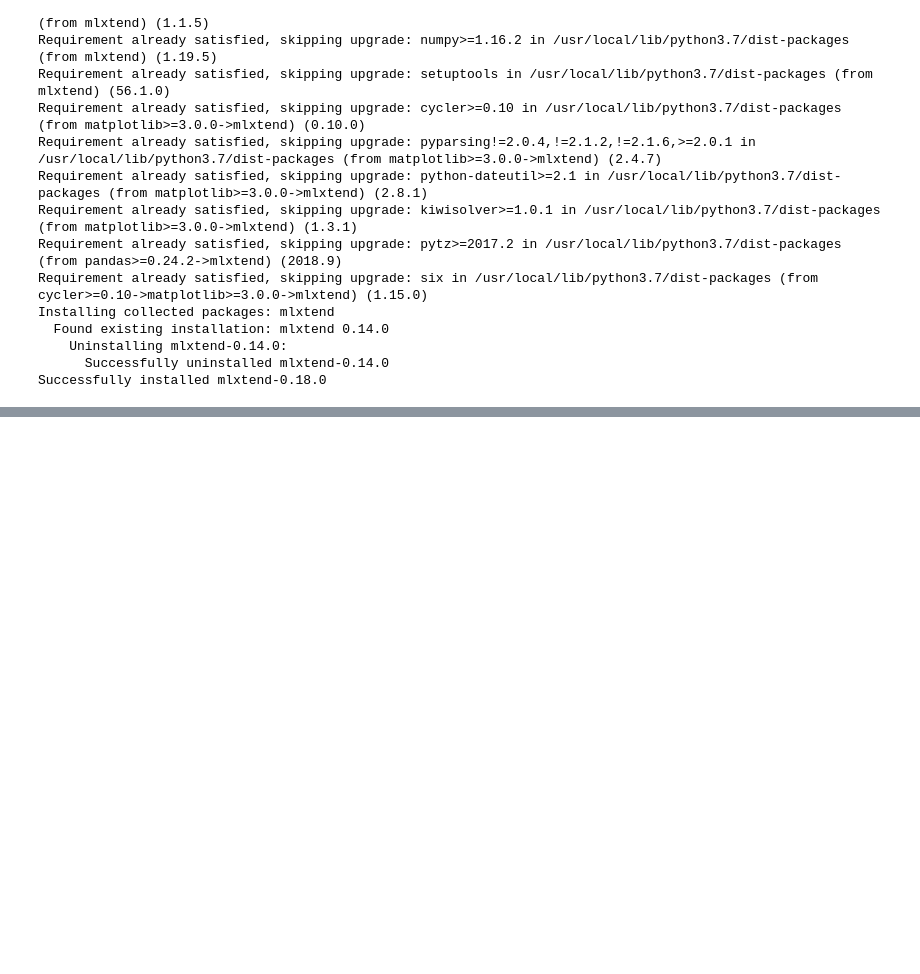
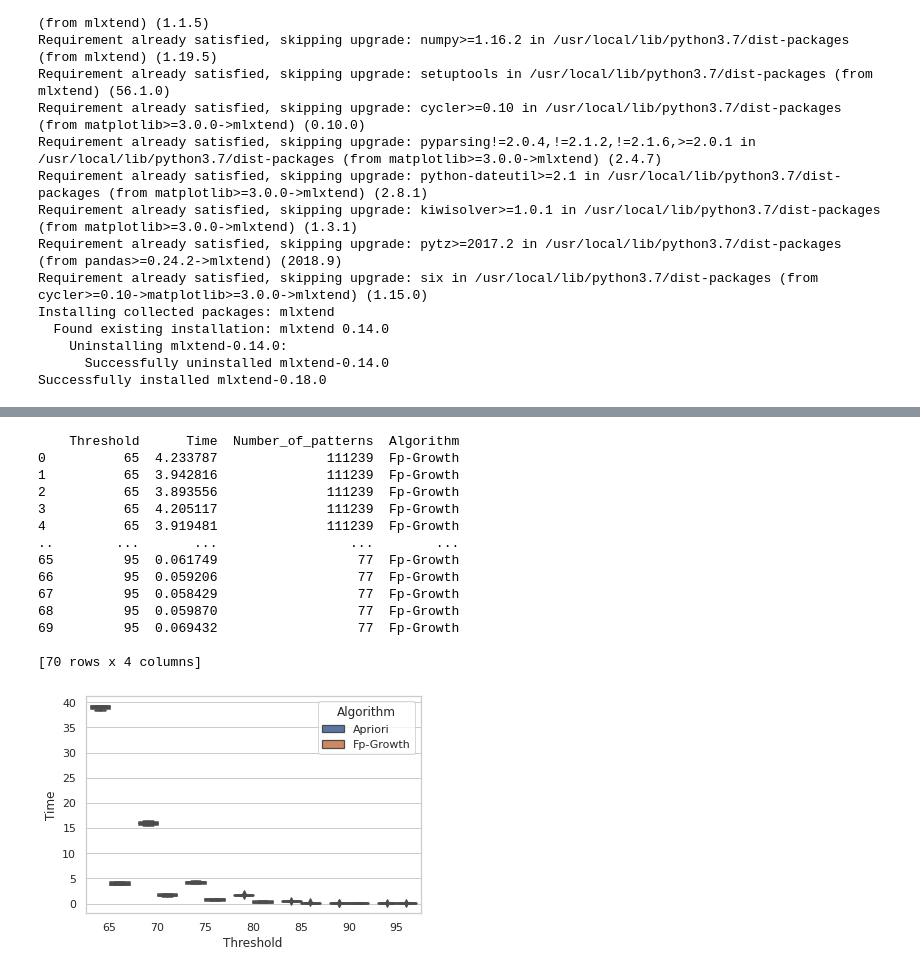
Before and after one commit to kafikewu/Pattern-Mining, a Jupyter notebook: Data_Cleaning.ipynb, the cells around one changed output, grey strips where cells are left out. Cells and saved outputs as stored; diff of their text form; code cells hidden in the pictures; blank space fills up the shorter version.

```diff
--- a/Data_Cleaning.ipynb
+++ b/Data_Cleaning.ipynb
@@ -60,0 +90,25 @@ Successfully installed mlxtend-0.18.0
+# %%
+import seaborn as sns
+Apriori_dataframe = Apriori_dataframe.append(Fp_dataframe)
+Apriori_dataframe = Apriori_dataframe.rename(columns= {'Accuracy': 'Threshold'})
+ax = sns.boxplot(x="Threshold", y="Time", hue="Algorithm",
+                 data=Apriori_dataframe, linewidth=2.5)
+figure = ax.get_figure()
+figure.savefig("/content/drive/MyDrive/CSE477 Project/Chess_Comparison.png")
+print(Fp_dataframe)
+# %% [output]
+    Threshold      Time  Number_of_patterns  Algorithm
+0          65  4.233787              111239  Fp-Growth
+1          65  3.942816              111239  Fp-Growth
+2          65  3.893556              111239  Fp-Growth
+3          65  4.205117              111239  Fp-Growth
+4          65  3.919481              111239  Fp-Growth
+..        ...       ...                 ...        ...
+65         95  0.061749                  77  Fp-Growth
+66         95  0.059206                  77  Fp-Growth
+67         95  0.058429                  77  Fp-Growth
+68         95  0.059870                  77  Fp-Growth
+69         95  0.069432                  77  Fp-Growth
+
+[70 rows x 4 columns]
+[figure, added]
```
Also changed, not shown: parts of 6 cells of this notebook.
